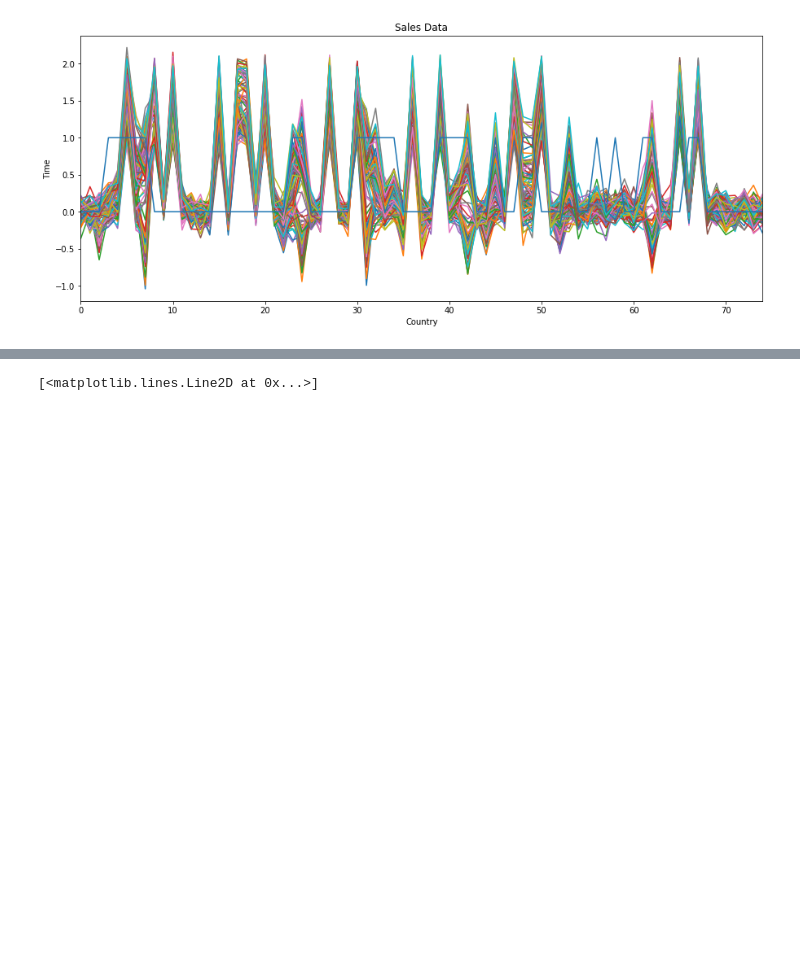
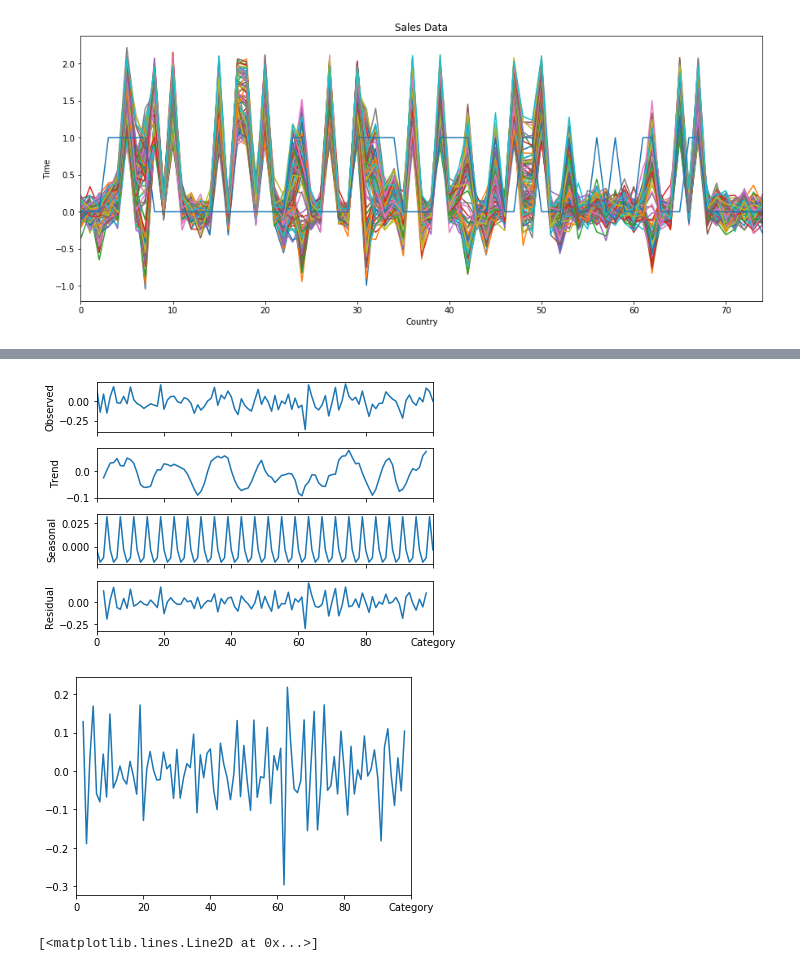
Before and after one commit to vipulpopat/ET5003-Assignment-4, a Jupyter notebook: EDA - Assignment 4.ipynb, the cells around one changed output, grey strips where cells are left out. Drawn from its saved outputs; the diff is of its cells as text; code cells hidden in the pictures; blank space fills up the shorter version.

```diff
--- a/EDA - Assignment 4.ipynb
+++ b/EDA - Assignment 4.ipynb
@@ -49,3 +75,30 @@ plt.show()
+# %%
+from statsmodels.tsa.seasonal import seasonal_decompose
+# result = seasonal_decompose(data.iloc[0, data.columns != 'Id'], model='additive', freq=1)
+# result.plot()
+# plt.show()
+
+# result = seasonal_decompose(data.iloc[0, data.columns != 'Id'], model='additive', freq=2)
+# result.plot()
+# plt.show()
+
+# result = seasonal_decompose(data.iloc[0, data.columns != 'Id'], model='additive', freq=4)
+# result.plot()
+# plt.show()
+
+# result = seasonal_decompose(data.iloc[0, data.columns != 'Id'], model='additive', freq=8)
+# result.plot()
+# plt.show()
+
+result = seasonal_decompose(data.iloc[0, data.columns != 'Id'], model='additive', freq=4)
+result.plot()
+plt.show()
+
+result.resid.plot()
+plt.show()
+# %% [output]
+[figure, added]
+[figure, added]
 # %%
 X = np.linspace(0,1,100)
 Y = data.iloc[18,1:101].values
```
Also changed, not shown: parts of 21 cells of this notebook, 3 other files.
